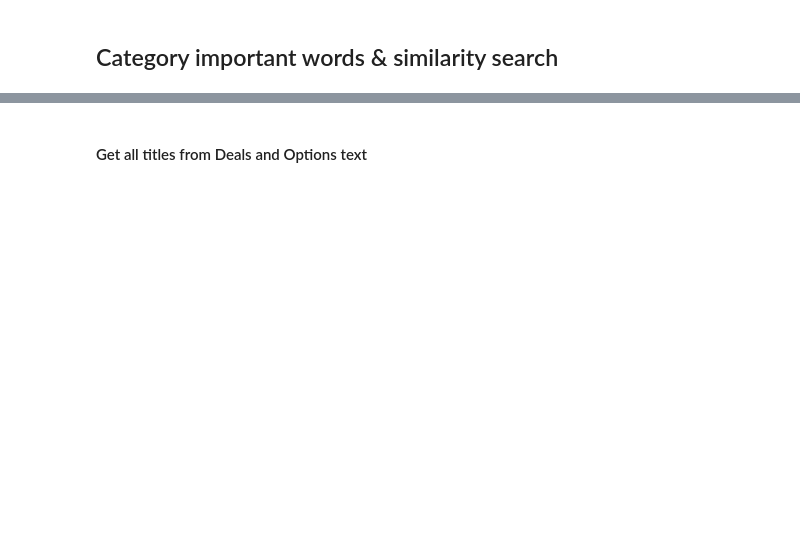
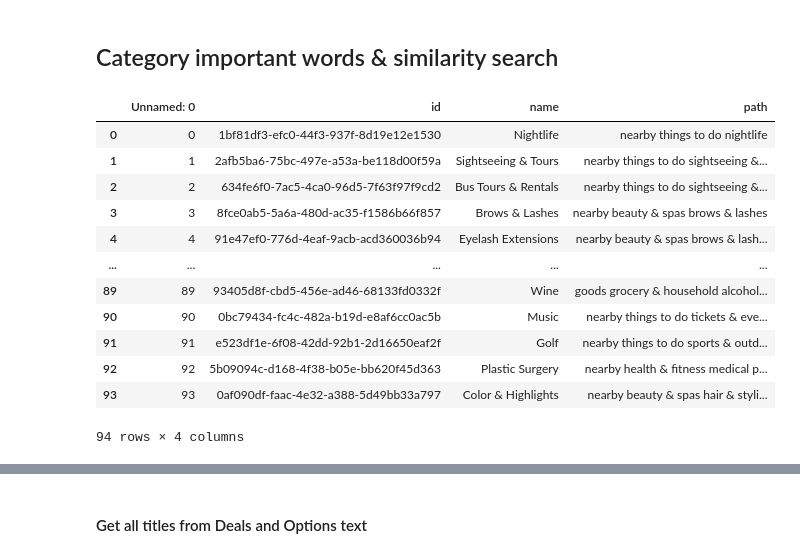
Before and after one commit to zphilippcz/research, a Jupyter notebook: suggest/search_category_use_embedings-from-category_kw.ipynb, the cells around one changed output, grey strips where cells are left out. Saved outputs shown, nothing was run; the diff lists cells and outputs as text; code cells hidden in the pictures; blank space fills up the shorter version.

```diff
--- a/suggest/search_category_use_embedings-from-category_kw.ipynb
+++ b/suggest/search_category_use_embedings-from-category_kw.ipynb
@@ -36,3 +36,20 @@ def remove_prepositions_and_conjunctions(text):
     cleaned_text = re.sub(r'\d+', '', cleaned_text)
     cleaned_text = re.sub(r'\s+', ' ', cleaned_text).strip()
     return cleaned_text.replace("-", "")
+# %%
+df = pd.read_csv('data/top_category_name.csv')
+df
+# %% [output]
+|  | Unnamed: 0 | id | name | path |
+| 0 | 0 | 1bf81df3-efc0-44f3-937f-8d19e12e1530 | Nightlife | nearby things to do nightlife |
+| 1 | 1 | 2afb5ba6-75bc-497e-a53a-be118d00f59a | Sightseeing & Tours | nearby things to do sightseeing &... |
+| 2 | 2 | 634fe6f0-7ac5-4ca0-96d5-7f63f97f9cd2 | Bus Tours & Rentals | nearby things to do sightseeing &... |
+| 3 | 3 | 8fce0ab5-5a6a-480d-ac35-f1586b66f857 | Brows & Lashes | nearby beauty & spas brows & lashes |
+| 4 | 4 | 91e47ef0-776d-4eaf-9acb-acd360036b94 | Eyelash Extensions | nearby beauty & spas brows & lash... |
+| ... | ... | ... | ... | ... |
+| 89 | 89 | 93405d8f-cbd5-456e-ad46-68133fd0332f | Wine | goods grocery & household alcohol... |
+| 90 | 90 | 0bc79434-fc4c-482a-b19d-e8af6cc0ac5b | Music | nearby things to do tickets & eve... |
+| 91 | 91 | e523df1e-6f08-42dd-92b1-2d16650eaf2f | Golf | nearby things to do sports & outd... |
+| 92 | 92 | 5b09094c-d168-4f38-b05e-bb620f45d363 | Plastic Surgery | nearby health & fitness medical p... |
+| 93 | 93 | 0af090df-faac-4e32-a388-5d49bb33a797 | Color & Highlights | nearby beauty & spas hair & styli... |
+94 rows × 4 columns
```
Also changed, not shown: parts of 22 cells of this notebook, 1 other file.
